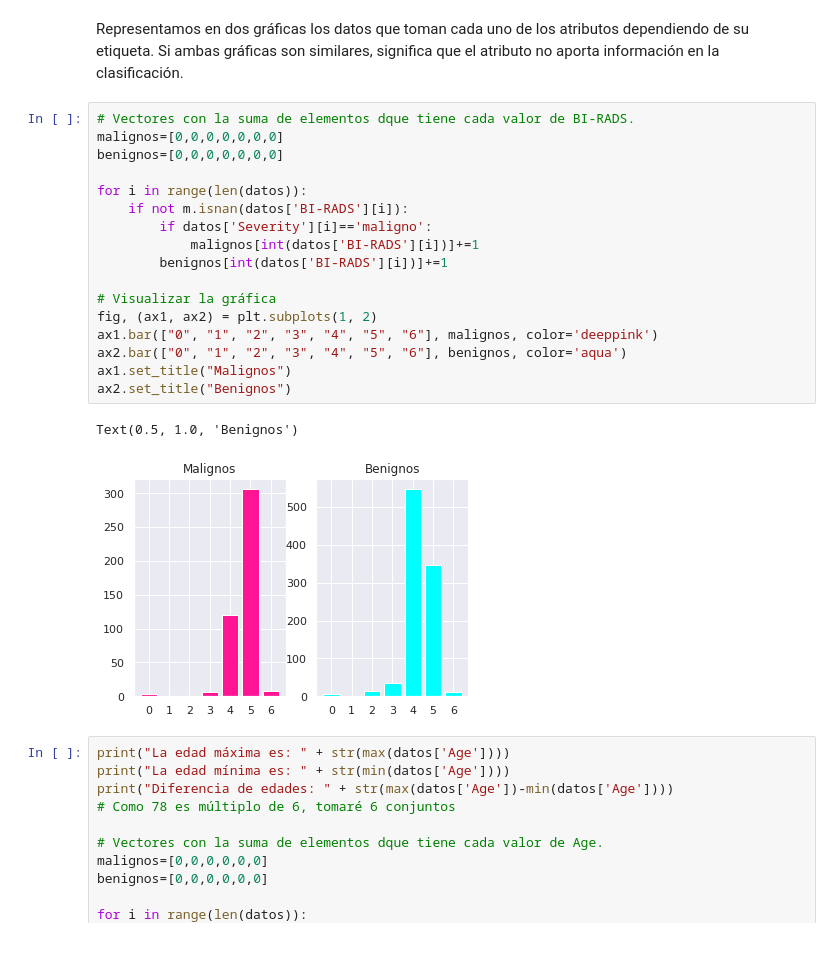
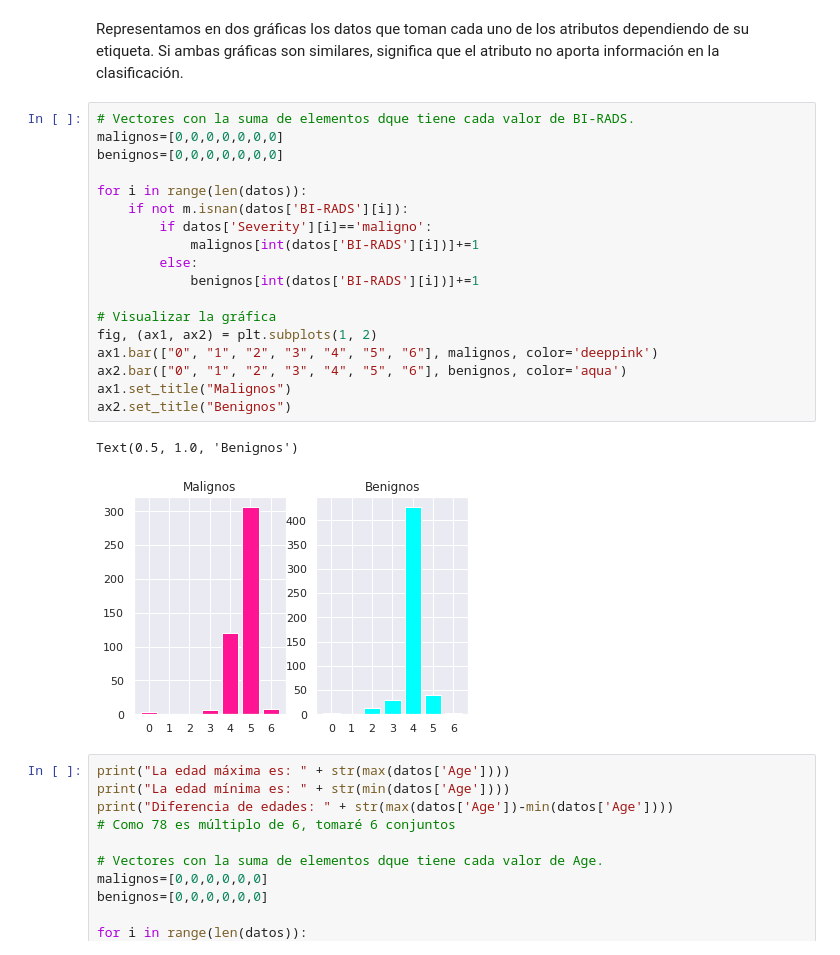
Before and after one commit to patriciacorhid/IN, a Jupyter notebook: P2/P2_visualizacion.ipynb, the cells around one changed output. Cells and saved outputs as stored; diff of their text form.

```diff
--- a/P2/P2_visualizacion.ipynb
+++ b/P2/P2_visualizacion.ipynb
@@ -872,23 +747,24 @@ Representamos en dos gráficas los datos que toman cada uno de los atributos dep
 # %%
 # Vectores con la suma de elementos dque tiene cada valor de BI-RADS.
 malignos=[0,0,0,0,0,0,0]
 benignos=[0,0,0,0,0,0,0]
 
 for i in range(len(datos)):
     if not m.isnan(datos['BI-RADS'][i]):
         if datos['Severity'][i]=='maligno':
             malignos[int(datos['BI-RADS'][i])]+=1
-        benignos[int(datos['BI-RADS'][i])]+=1
+        else:
+            benignos[int(datos['BI-RADS'][i])]+=1
 
 # Visualizar la gráfica
 fig, (ax1, ax2) = plt.subplots(1, 2)
 ax1.bar(["0", "1", "2", "3", "4", "5", "6"], malignos, color='deeppink')
 ax2.bar(["0", "1", "2", "3", "4", "5", "6"], benignos, color='aqua')
 ax1.set_title("Malignos")
 ax2.set_title("Benignos")
 # %% [output]
 Text(0.5, 1.0, 'Benignos')
-[figure, old version]
+[figure, new version]
 # %%
 print("La edad máxima es: " + str(max(datos['Age'])))
 print("La edad mínima es: " + str(min(datos['Age'])))
```
Also changed, not shown: parts of 45 cells of this notebook, 6 other files.
